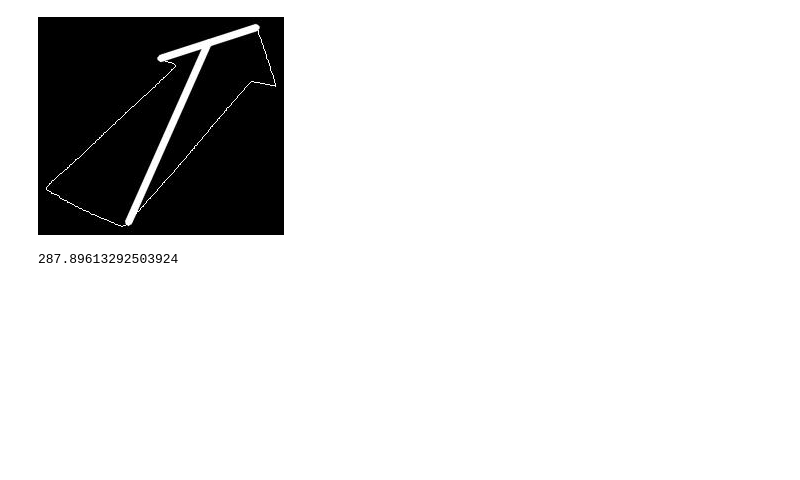
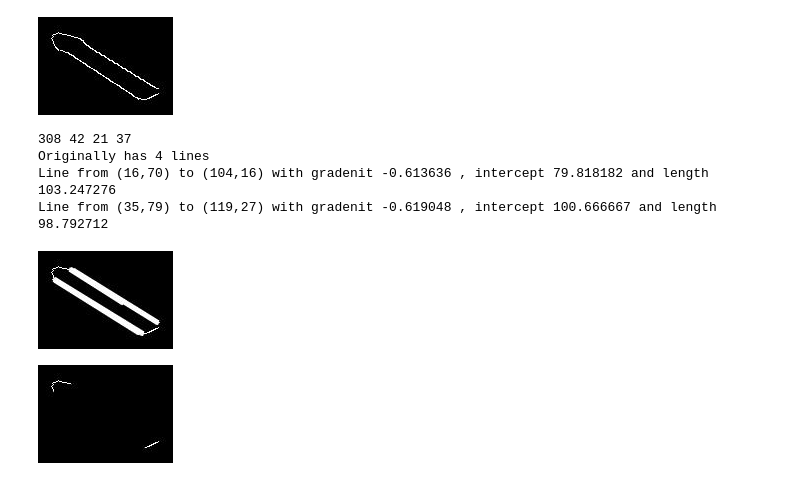
Before and after one commit to DMUPraveen/SLRC_RoboRebels, a Jupyter notebook: deploy_scripts/feature_extractor.ipynb, the cells around one changed output. Drawn from its saved outputs; the diff is of its cells as text; code cells hidden in the pictures; blank space fills up the shorter version.

```diff
--- a/deploy_scripts/feature_extractor.ipynb
+++ b/deploy_scripts/feature_extractor.ipynb
@@ -60,12 +44,0 @@ l = lines_points[distances[0]][0]
-# %%
-
-cv2.line(outline, (l[0],l[1]), (l[2],l[3]), (255,255,255), 5, cv2.LINE_AA)
-cv2.line(outline, (vertices[distances[1]][0], vertices[distances[1]][1]), ((l[0]+l[2])//2,  (l[1]+l[3])//2), (255,255,255), 5, cv2.LINE_AA)
-showarray(outline)
-# %% [output]
-[figure, removed]
-# %%
-
-print(dir_vector)
-# %% [output]
-287.89613292503924
@@ -71,0 +47,7 @@ print(dir_vector)
+# %%
+#TODO :add to preprocessor
+cannyEdge = cv2.Canny(slice, 50, 200, None, 3)
+outline = cannyEdge
+showarray(outline)
+# %% [output]
+[figure, added]
@@ -71,0 +60,30 @@ print(dir_vector)
+# %%
+cdst = np.copy(outline)
+
+error_factor = 4
+image_perimeter = np.where(cdst>0)[0].shape[0]
+minPoints_in_long_line = int(image_perimeter*float((8-error_factor)/29))
+intersection_threshold_long = int(0.5*minPoints_in_long_line)
+max_gap_lines_long = int(0.9*minPoints_in_long_line)
+
+print(image_perimeter, minPoints_in_long_line, intersection_threshold_long, max_gap_lines_long)
+stem_lines, height= openCV_houghlines(cdst, r_res=1, theta_res=np.pi/180, int_thresh=intersection_threshold_long, \
+                                  l=None, minPoint_line=minPoints_in_long_line, maxLine_gap=max_gap_lines_long)
+
+print("Originally has %i lines"%(len(stem_lines)))
+#Filter most suitable lines
+bestFitStem = removeDup_sortLen(stem_lines,0.1,10)[:2]
+for line in bestFitStem:
+    line.print_()
+showarray(cdst)
+# %% [output]
+308 42 21 37
+Originally has 4 lines
+Line from (16,70) to (104,16) with gradenit -0.613636 , intercept 79.818182 and length 103.247276
+Line from (35,79) to (119,27) with gradenit -0.619048 , intercept 100.666667 and length 98.792712
+[figure, added]
+# %%
+smImg = drawLines(outline,bestFitStem[:2])
+showarray(smImg)
+# %% [output]
+[figure, added]
```
Also changed, not shown: parts of 18 cells of this notebook, 22 other files.
